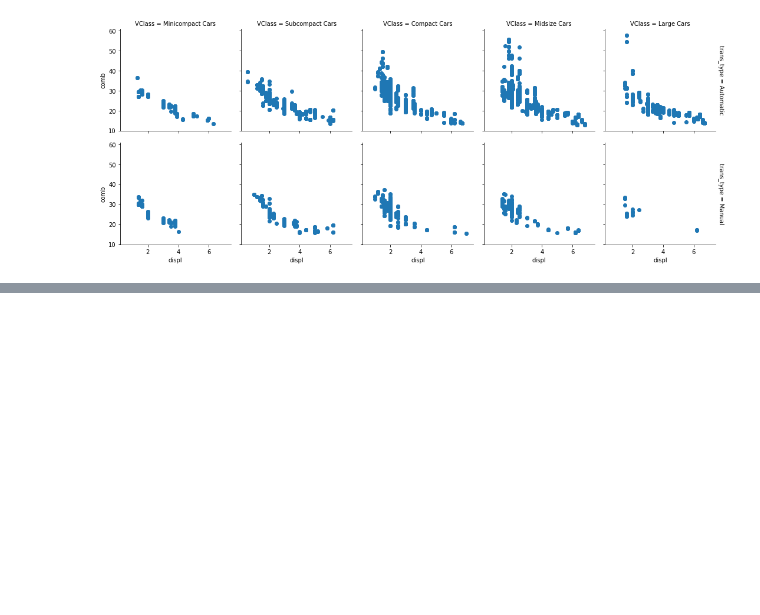
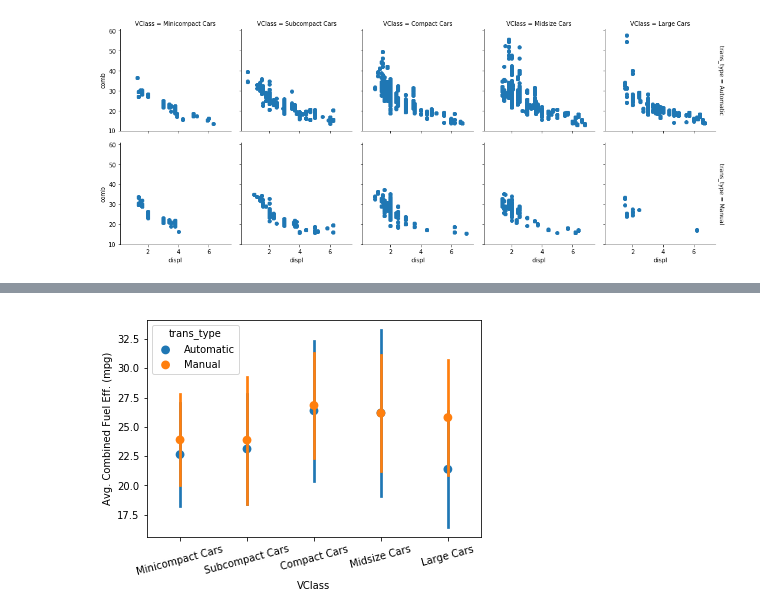
Before and after one commit to iRaied/Project_5_3_Pokemon, a Jupyter notebook: Multivariate_Vis_Size_and_Shape.ipynb, the cells around one changed output, grey strips where cells are left out. Saved outputs shown, nothing was run; the diff lists cells and outputs as text; code cells hidden in the pictures; blank space fills up the shorter version.

```diff
--- a/Multivariate_Vis_Size_and_Shape.ipynb
+++ b/Multivariate_Vis_Size_and_Shape.ipynb
@@ -213,0 +224,11 @@ g.map(plt.scatter,'displ', 'comb');
+# %%
+# Let's extend this bivariate plot of fuel efficiency against the vehicle class into a multivariate plot,
+#   By adding trans type
+#      Just add hue
+
+sb.pointplot(data = fuel_econ, x = 'VClass', y = 'comb',
+             hue = 'trans_type', ci = 'sd', linestyles = "");
+plt.xticks(rotation = 15);
+plt.ylabel('Avg. Combined Fuel Eff. (mpg)');
+# %% [output]
+[figure, added]
```
Also changed, not shown: parts of 13 cells of this notebook.
